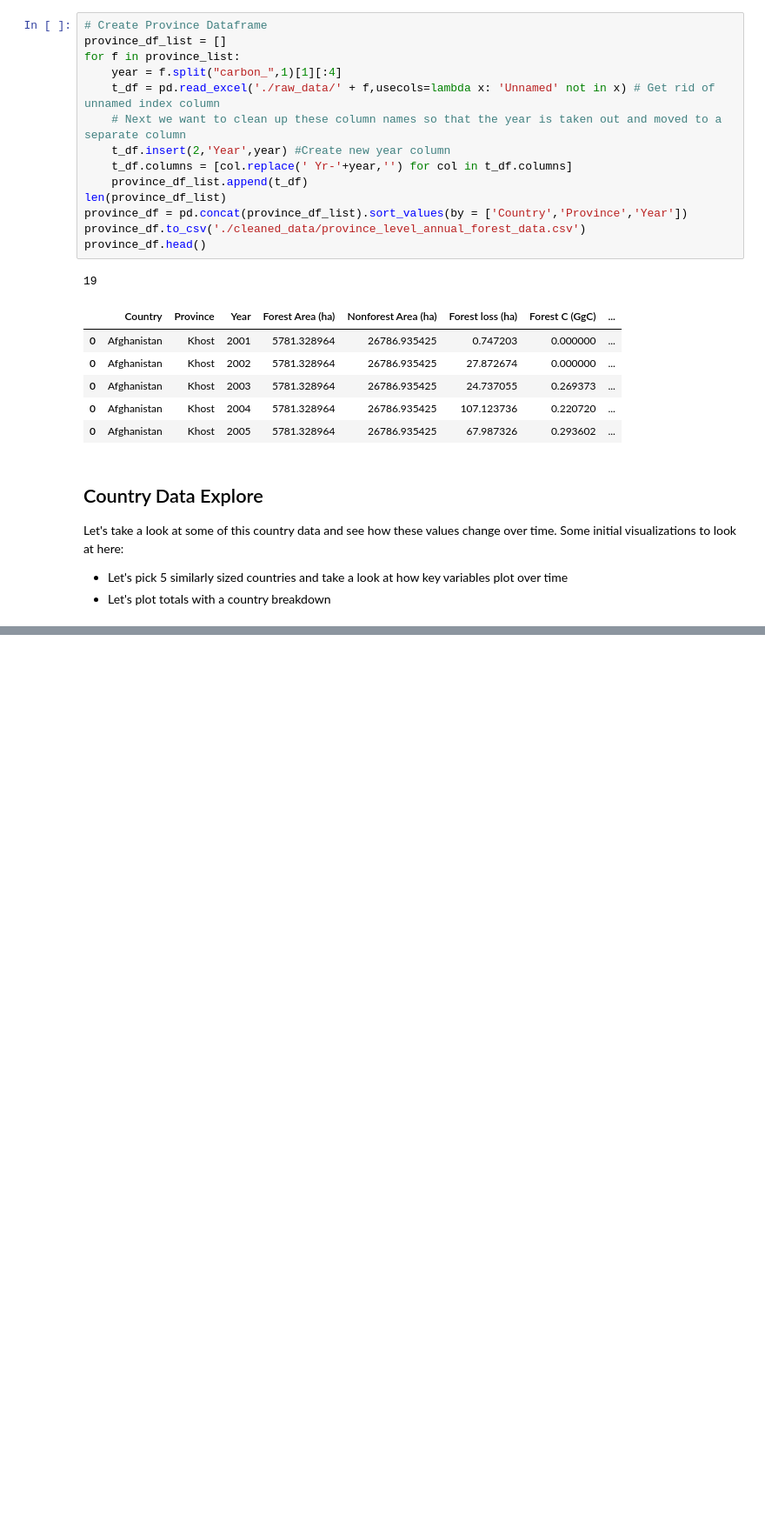
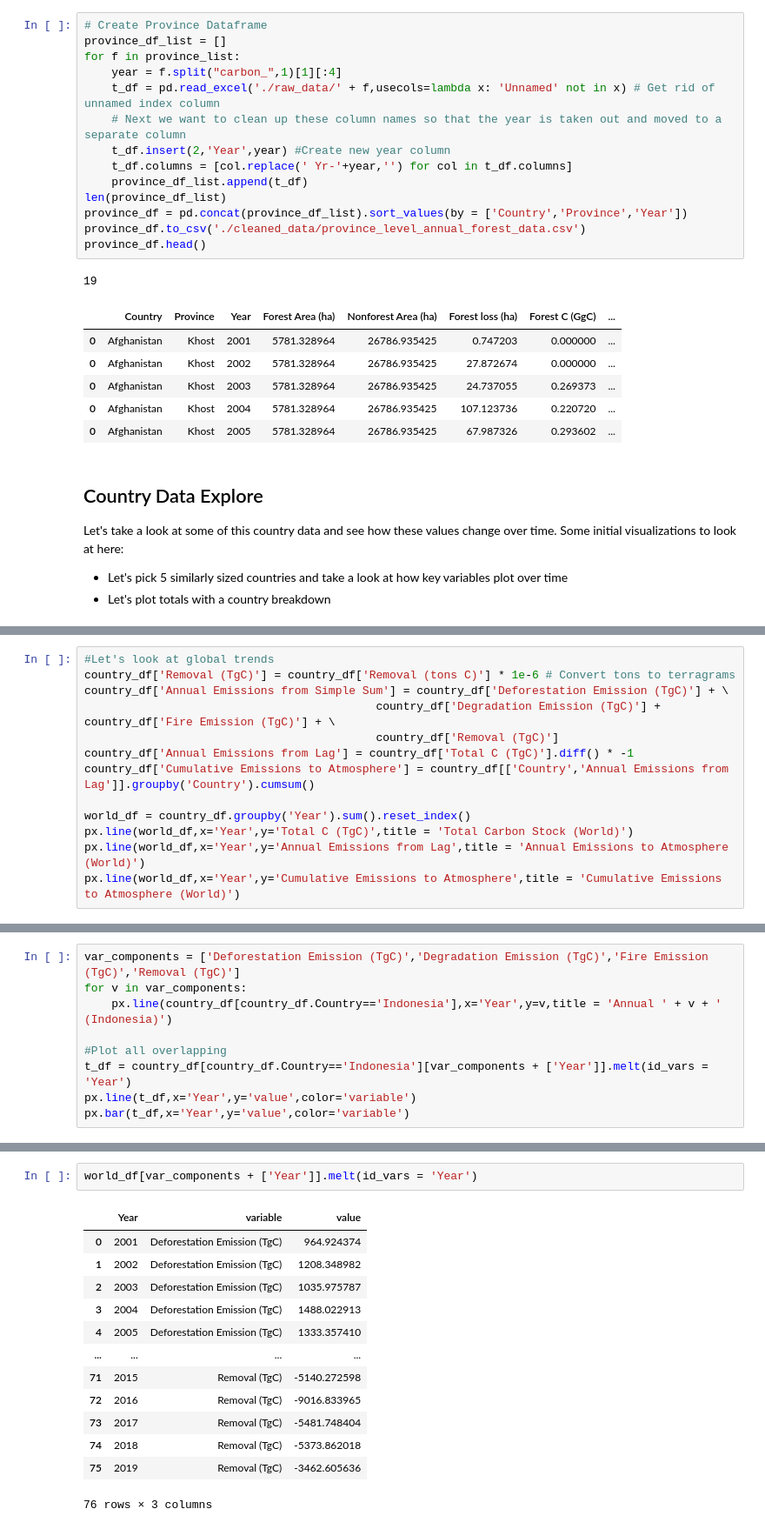
Before and after one commit to danhammer/asset-emissions, a Jupyter notebook: forest_data/Forest Data Annual Explore.ipynb, the cells around one changed output, grey strips where cells are left out. Shown at 87% size. Cells and saved outputs as stored; diff of their text form; blank space fills up the shorter version.

```diff
--- a/forest_data/Forest Data Annual Explore.ipynb
+++ b/forest_data/Forest Data Annual Explore.ipynb
@@ -143,0 +189,13 @@ for var in variable_list:
+# %%
+#Let's look at global trends
+country_df['Removal (TgC)'] = country_df['Removal (tons C)'] * 1e-6 # Convert tons to terragrams
+country_df['Annual Emissions from Simple Sum'] = country_df['Deforestation Emission (TgC)'] + \
+                                           country_df['Degradation Emission (TgC)'] + country_df['Fire Emission (TgC)'] + \
+                                           country_df['Removal (TgC)']
+country_df['Annual Emissions from Lag'] = country_df['Total C (TgC)'].diff() * -1
+country_df['Cumulative Emissions to Atmosphere'] = country_df[['Country','Annual Emissions from Lag']].groupby('Country').cumsum()
+
+world_df = country_df.groupby('Year').sum().reset_index()
+px.line(world_df,x='Year',y='Total C (TgC)',title = 'Total Carbon Stock (World)')
+px.line(world_df,x='Year',y='Annual Emissions from Lag',title = 'Annual Emissions to Atmosphere (World)')
+px.line(world_df,x='Year',y='Cumulative Emissions to Atmosphere',title = 'Cumulative Emissions to Atmosphere (World)')
@@ -143,0 +206,9 @@ for var in variable_list:
+# %%
+var_components = ['Deforestation Emission (TgC)','Degradation Emission (TgC)','Fire Emission (TgC)','Removal (TgC)']
+for v in var_components:
+    px.line(country_df[country_df.Country=='Indonesia'],x='Year',y=v,title = 'Annual ' + v + ' (Indonesia)')
+
+#Plot all overlapping
+t_df = country_df[country_df.Country=='Indonesia'][var_components + ['Year']].melt(id_vars = 'Year')
+px.line(t_df,x='Year',y='value',color='variable')
+px.bar(t_df,x='Year',y='value',color='variable')
@@ -143,0 +222,16 @@ for var in variable_list:
+# %%
+world_df[var_components + ['Year']].melt(id_vars = 'Year')
+# %% [output]
+|  | Year | variable | value |
+| 0 | 2001 | Deforestation Emission (TgC) | 964.924374 |
+| 1 | 2002 | Deforestation Emission (TgC) | 1208.348982 |
+| 2 | 2003 | Deforestation Emission (TgC) | 1035.975787 |
+| 3 | 2004 | Deforestation Emission (TgC) | 1488.022913 |
+| 4 | 2005 | Deforestation Emission (TgC) | 1333.357410 |
+| ... | ... | ... | ... |
+| 71 | 2015 | Removal (TgC) | -5140.272598 |
+| 72 | 2016 | Removal (TgC) | -9016.833965 |
+| 73 | 2017 | Removal (TgC) | -5481.748404 |
+| 74 | 2018 | Removal (TgC) | -5373.862018 |
+| 75 | 2019 | Removal (TgC) | -3462.605636 |
+76 rows × 3 columns
```
Also changed, not shown: parts of 7 cells of this notebook, 2 other files.
